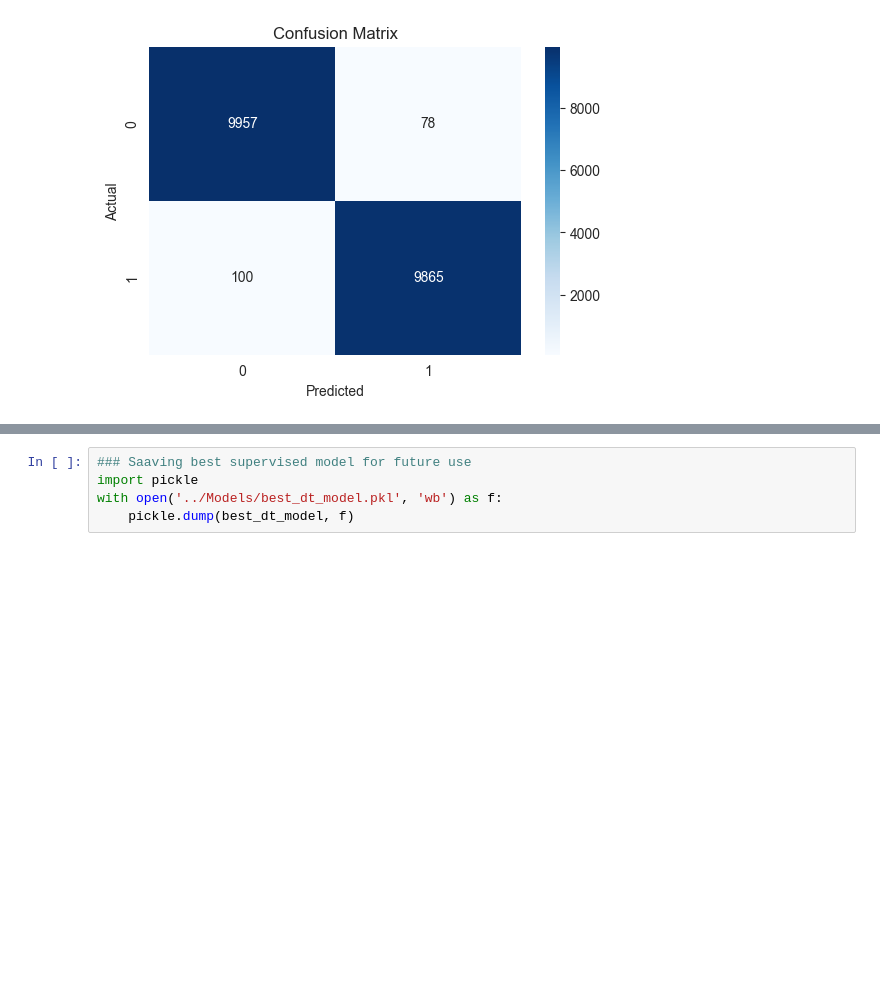
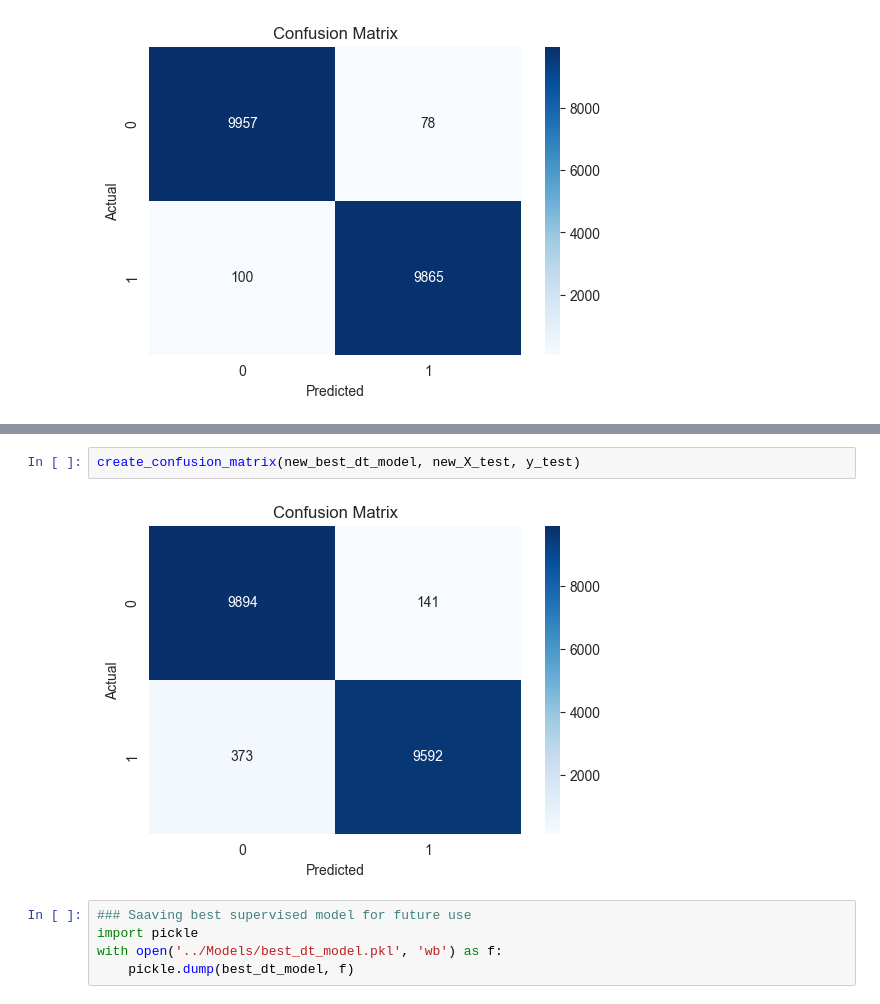
Before and after one commit to Rajat083/Behavioral-Rate-Limiter-model-dev, a Jupyter notebook: Notebooks/ML_Modelling.ipynb, the cells around one changed output, grey strips where cells are left out. Drawn from its saved outputs; the diff is of its cells as text; blank space fills up the shorter version.

```diff
--- a/Notebooks/ML_Modelling.ipynb
+++ b/Notebooks/ML_Modelling.ipynb
@@ -158,3 +214,7 @@ create_confusion_matrix(best_dt_model, X_test, y_test)
+# %%
+create_confusion_matrix(new_best_dt_model, new_X_test, y_test)
+# %% [output]
+[figure, added]
 # %%
 ### Saaving best supervised model for future use
 import pickle
```
Also changed, not shown: parts of 10 cells of this notebook, 1 other file.
